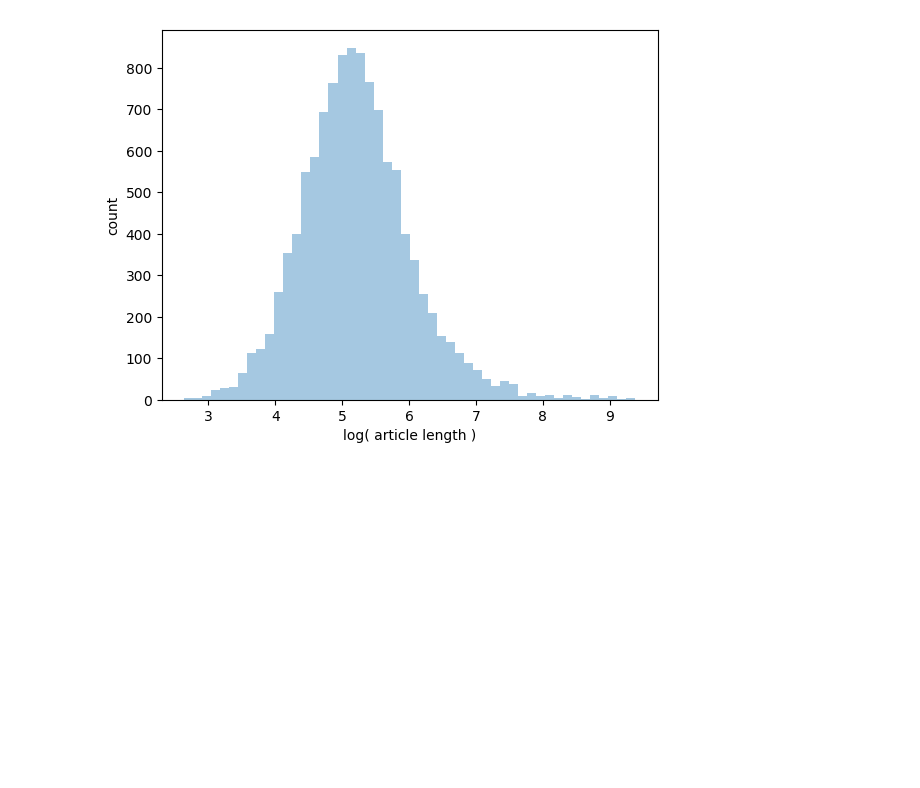
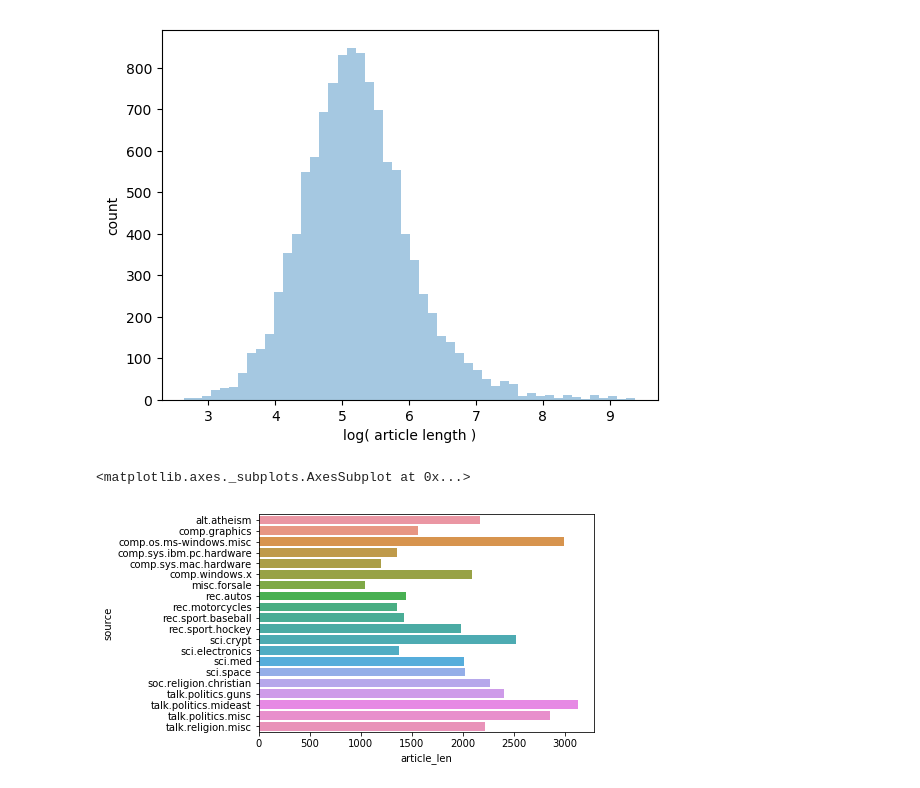
Before and after one commit to itaher1995/CS6120-Term-Project, a Jupyter notebook: data_exploration.ipynb, the cells around one changed output. Cells and saved outputs as stored; diff of their text form; code cells hidden in the pictures; blank space fills up the shorter version.

Commit message:
Couple more plots

```diff
--- a/data_exploration.ipynb
+++ b/data_exploration.ipynb
@@ -140,3 +140,14 @@ ax.set_ylabel('count')
 # %% [output]
 Text(0, 0.5, 'count')
 [figure]
+# %%
+train_df = pd.DataFrame({k:v for k,v in train.items() if k not in ['target_names', 'DESCR']})
+# %%
+train_df = train_df.merge(pd.DataFrame(train['target_names'], columns=['source']).reset_index(), how='left', left_on = 'target', right_on='index').drop('index', axis = 1)
+# %%
+train_df['article_len'] = train_df.data.apply(len)
+temp = pd.DataFrame(train_df[['article_len', 'source']].groupby(['source']).mean()).reset_index()
+sns.barplot(temp.article_len, temp.source)
+# %% [output]
+<matplotlib.axes._subplots.AxesSubplot at 0x...>
+[figure, added]
```
